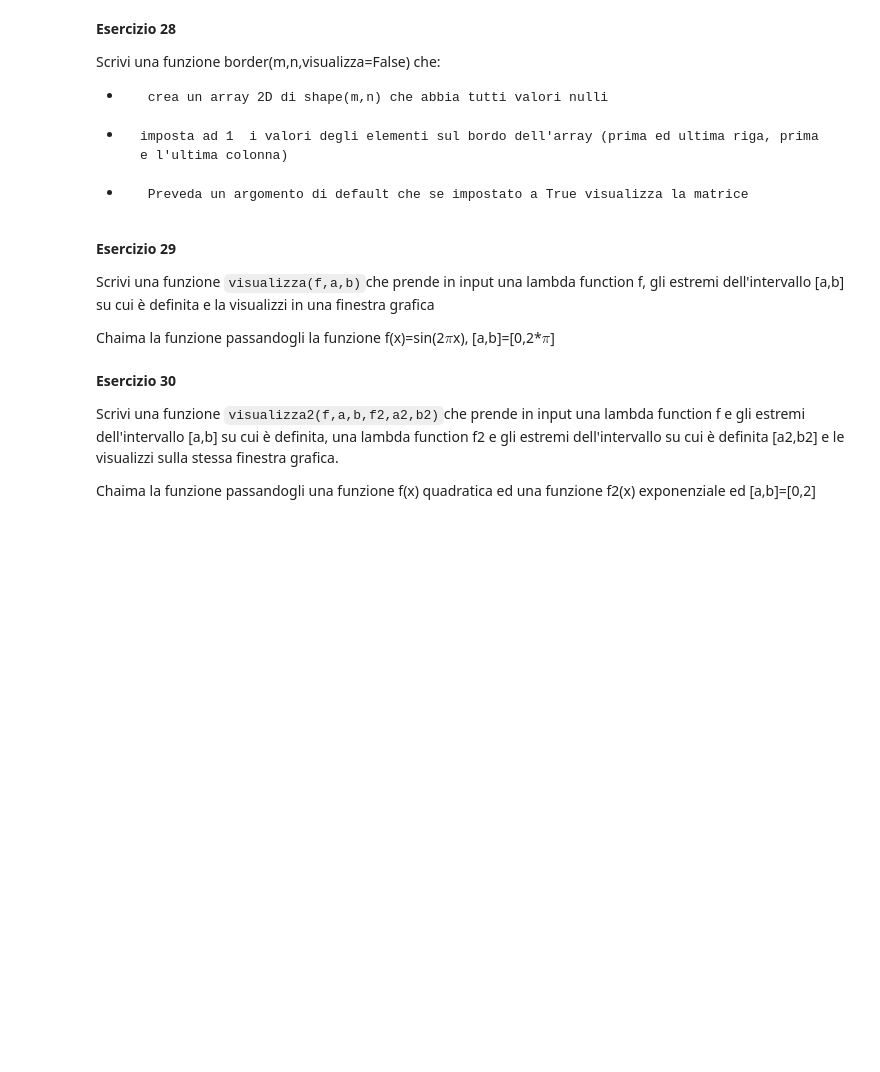
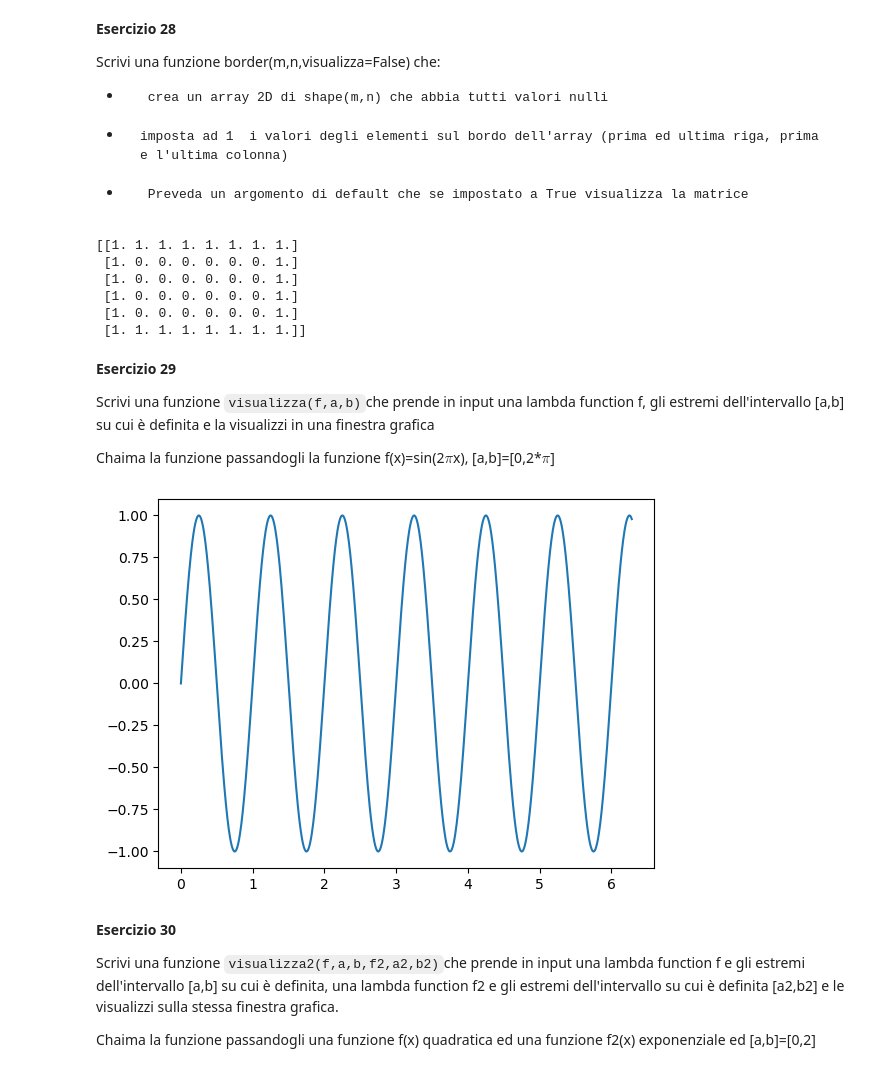
Before and after one commit to danix1234/appunti-universita, a Jupyter notebook: Anno_II/Semestre_II/metodi_numerici/exercises/solutions/02_Esercitazione3.ipynb, the cells around one changed output. Cells and saved outputs as stored; diff of their text form; code cells hidden in the pictures; blank space fills up the shorter version.

```diff
--- a/Anno_II/Semestre_II/metodi_numerici/exercises/solutions/02_Esercitazione3.ipynb
+++ b/Anno_II/Semestre_II/metodi_numerici/exercises/solutions/02_Esercitazione3.ipynb
@@ -621,12 +621,44 @@ Scrivi una funzione border(m,n,visualizza=False) che:
 -      crea un array 2D di shape(m,n) che abbia tutti valori nulli
 -     imposta ad 1  i valori degli elementi sul bordo dell'array (prima ed ultima riga, prima e l'ultima colonna)
 -      Preveda un argomento di default che se impostato a True visualizza la matrice
+# %%
+import numpy as np
+
+def border(m,n,view=False):
+    arr = np.zeros((m,n))
+    arr[[0,m-1],:]=1
+    arr[:,[0,n-1]]=1
+    if view:
+        print(arr)
+
+border(6,8,True)
+# %% [output]
+[[1. 1. 1. 1. 1. 1. 1. 1.]
+ [1. 0. 0. 0. 0. 0. 0. 1.]
+ [1. 0. 0. 0. 0. 0. 0. 1.]
+ [1. 0. 0. 0. 0. 0. 0. 1.]
+ [1. 0. 0. 0. 0. 0. 0. 1.]
+ [1. 1. 1. 1. 1. 1. 1. 1.]]
 # %% [markdown]
 **Esercizio 29**
 
 Scrivi una funzione `visualizza(f,a,b)`che prende in input una lambda function f, gli estremi dell'intervallo [a,b] su cui è definita e la visualizzi in una finestra grafica
 
 Chaima la funzione passandogli la funzione f(x)=sin(2*$\pi$*x), [a,b]=[0,2*$\pi$]
+# %%
+import matplotlib.pyplot as plt
+import numpy as np
+import math
+
+def view(f,a,b):
+    x = np.linspace(a,b,1000)
+    y = [f(i) for i in x]
+    plt.plot(x,y,'')
+    plt.show()
+
+view(lambda x:math.sin(x*2*math.pi), 0, 2*math.pi)
+# %% [output]
+[figure, added]
 # %% [markdown]
 **Esercizio 30**
 
```
Also changed, not shown: parts of 1 cell of this notebook.
